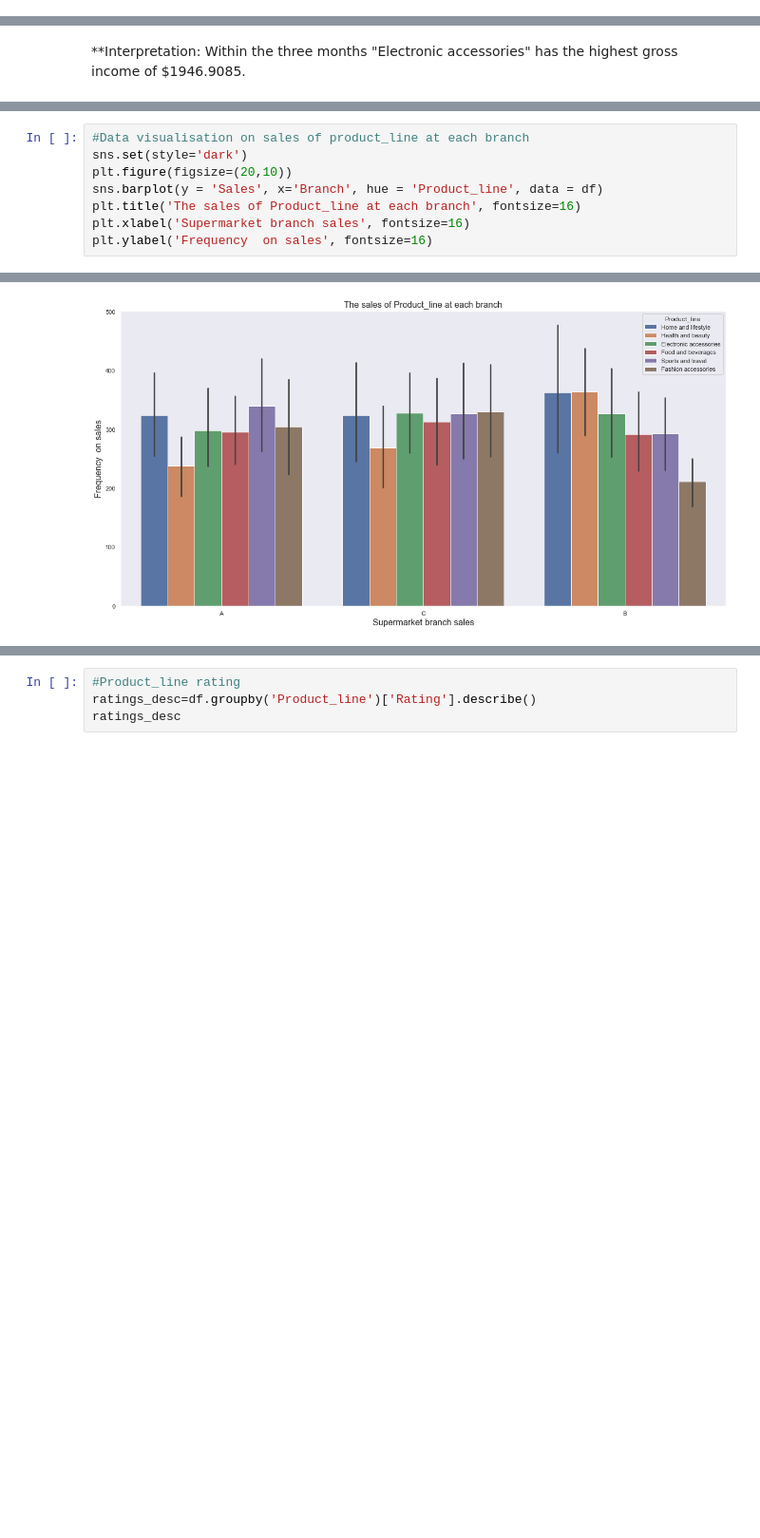
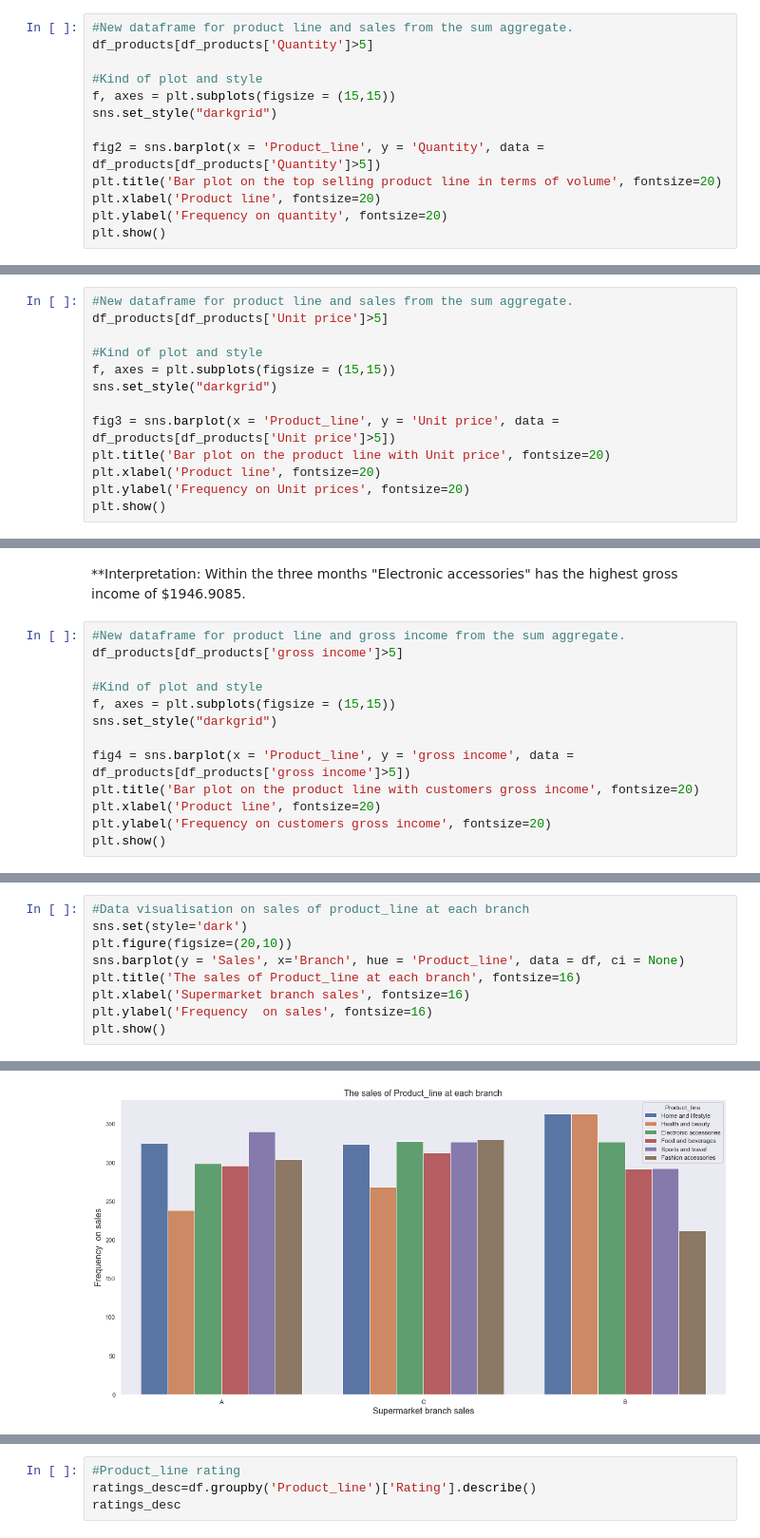
Before and after one commit to Adebola-dev/product_performance_analysis-, a Jupyter notebook: Supermarket_Product_Performance_ Analysis.ipynb, the cells around one changed output, grey strips where cells are left out. Shown at 95% size. Saved outputs shown, nothing was run; the diff lists cells and outputs as text; blank space fills up the shorter version.

```diff
--- a/Supermarket_Product_Performance_ Analysis.ipynb
+++ b/Supermarket_Product_Performance_ Analysis.ipynb
@@ -243,3 +280,16 @@ Home and lifestyle        564
 Name: Quantity, dtype: int64
 # %% [markdown]
 **Interpretation: Within the three months "Electronic accessories" has the highest quantity volume of 731.
+# %%
+#New dataframe for product line and sales from the sum aggregate.
+df_products[df_products['Quantity']>5]
+
+#Kind of plot and style
+f, axes = plt.subplots(figsize = (15,15))
+sns.set_style("darkgrid")
+
+fig2 = sns.barplot(x = 'Product_line', y = 'Quantity', data = df_products[df_products['Quantity']>5])
+plt.title('Bar plot on the top selling product line in terms of volume', fontsize=20)
+plt.xlabel('Product line', fontsize=20)
+plt.ylabel('Frequency on quantity', fontsize=20)
+plt.show()
@@ -258,3 +312,16 @@ Home and lifestyle        5860.65
 Name: Unit price, dtype: float64
 # %% [markdown]
 **Interpretation: Within the three months "Food and beverages" has the highest unit price of $6,978.33
+# %%
+#New dataframe for product line and sales from the sum aggregate.
+df_products[df_products['Unit price']>5]
+
+#Kind of plot and style
+f, axes = plt.subplots(figsize = (15,15))
+sns.set_style("darkgrid")
+
+fig3 = sns.barplot(x = 'Product_line', y = 'Unit price', data = df_products[df_products['Unit price']>5])
+plt.title('Bar plot on the product line with Unit price', fontsize=20)
+plt.xlabel('Product line', fontsize=20)
+plt.ylabel('Frequency on Unit prices', fontsize=20)
+plt.show()
@@ -273,3 +344,16 @@ Health and beauty         1585.8925
 Name: gross income, dtype: float64
 # %% [markdown]
 **Interpretation: Within the three months "Electronic accessories" has the highest gross income of $1946.9085.
+# %%
+#New dataframe for product line and gross income from the sum aggregate.
+df_products[df_products['gross income']>5]
+
+#Kind of plot and style
+f, axes = plt.subplots(figsize = (15,15))
+sns.set_style("darkgrid")
+
+fig4 = sns.barplot(x = 'Product_line', y = 'gross income', data = df_products[df_products['gross income']>5])
+plt.title('Bar plot on the product line with customers gross income', fontsize=20)
+plt.xlabel('Product line', fontsize=20)
+plt.ylabel('Frequency on customers gross income', fontsize=20)
+plt.show()
@@ -277,8 +365,9 @@ Name: gross income, dtype: float64
 #Data visualisation on sales of product_line at each branch
 sns.set(style='dark')
 plt.figure(figsize=(20,10))
-sns.barplot(y = 'Sales', x='Branch', hue = 'Product_line', data = df)
+sns.barplot(y = 'Sales', x='Branch', hue = 'Product_line', data = df, ci = None)
 plt.title('The sales of Product_line at each branch', fontsize=16)
 plt.xlabel('Supermarket branch sales', fontsize=16)
 plt.ylabel('Frequency  on sales', fontsize=16)
+plt.show()
 # %% [output]
@@ -286,4 +374,4 @@ Text(0, 0.5, 'Frequency  on sales')
-[figure, old version]
+[figure, new version]
 # %%
 #Data visualisation on sales of product_line at each city
 sns.set(style='dark')
```
Also changed, not shown: parts of 18 cells of this notebook.
